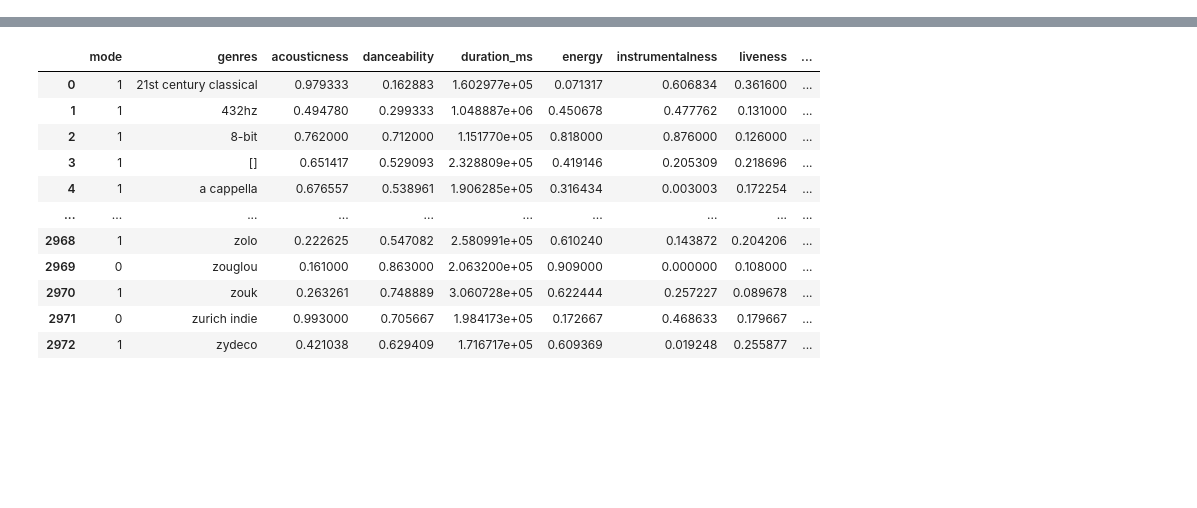
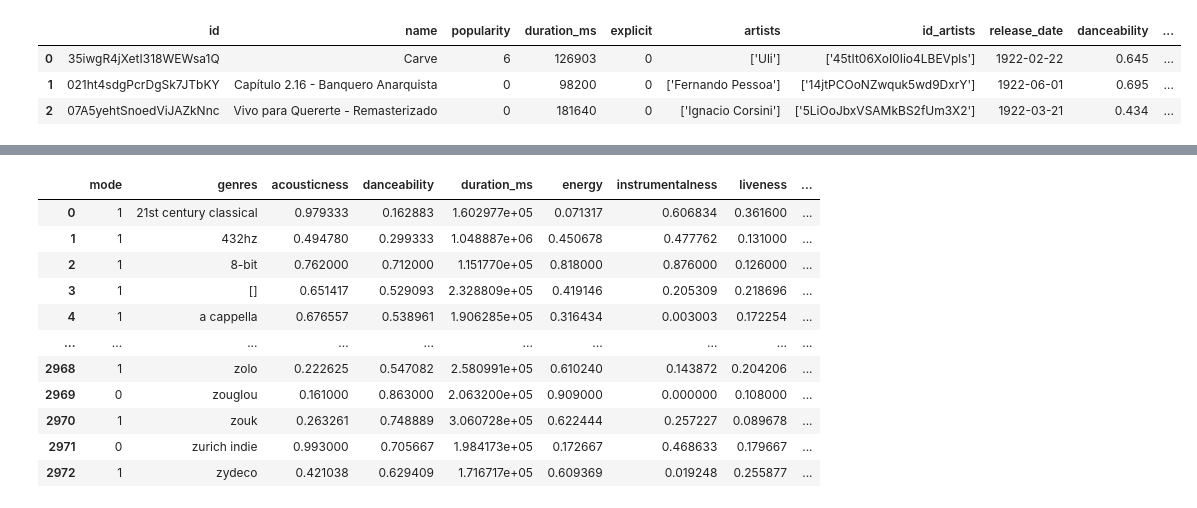
Before and after one commit to sabrinawjo/Music_ML, a Jupyter notebook: Jake/Jake_working.ipynb, the cells around one changed output, grey strips where cells are left out. Drawn from its saved outputs; the diff is of its cells as text; code cells hidden in the pictures; blank space fills up the shorter version.

Commit message:
filter out tracks that cannot be assigned a genre from tracks.csv, add to resources folder

```diff
--- a/Jake/Jake_working.ipynb
+++ b/Jake/Jake_working.ipynb
@@ -1,19 +1,24 @@
 # %%
 import pandas as pd
 
-tracks = "~/Downloads/archive (1)/tracks.csv"
-artists = "~/Downloads/archive (1)/artists.csv"
-data_by_genres_o = "~/Downloads/archive (1)/data_by_genres_o.csv"
-data_o = "~/Downloads/archive (1)/data_o.csv"
+tracks = "../Resources/AprilUpdate/tracks.csv"
+artists = "../Resources/AprilUpdate/artists.csv"
+data_by_genres_o = "../Resources/Archive/data_by_genres_o.csv"
+data_o = "../Resources/Archive/data_o.csv"
 
 tracks_df = pd.read_csv(tracks)
 artists_df = pd.read_csv(artists)
 data_o_df = pd.read_csv(data_o)
 data_by_genres_df = pd.read_csv(data_by_genres_o)
 
-tracks_df
+tracks_df.head(3)
 # artists_df
 # data_by_genres_df
 # data_o_df
+# %% [output]
+|  | id | name | popularity | duration_ms | explicit | artists | id_artists | release_date | danceability | ... |
+| 0 | 35iwgR4jXetI318WEWsa1Q | Carve | 6 | 126903 | 0 | ['Uli'] | ['45tIt06XoI0Iio4LBEVpls'] | 1922-02-22 | 0.645 | ... |
+| 1 | 021ht4sdgPcrDgSk7JTbKY | Capítulo 2.16 - Banquero Anarquista | 0 | 98200 | 0 | ['Fernando Pessoa'] | ['14jtPCOoNZwquk5wd9DxrY'] | 1922-06-01 | 0.695 | ... |
+| 2 | 07A5yehtSnoedViJAZkNnc | Vivo para Quererte - Remasterizado | 0 | 181640 | 0 | ['Ignacio Corsini'] | ['5LiOoJbxVSAMkBS2fUm3X2'] | 1922-03-21 | 0.434 | ... |
 # %%
 artists_genres_df = artists_df.loc[artists_df['genres']!="[]"]
```
Also changed, not shown: parts of 2 cells of this notebook, 2 other files.
